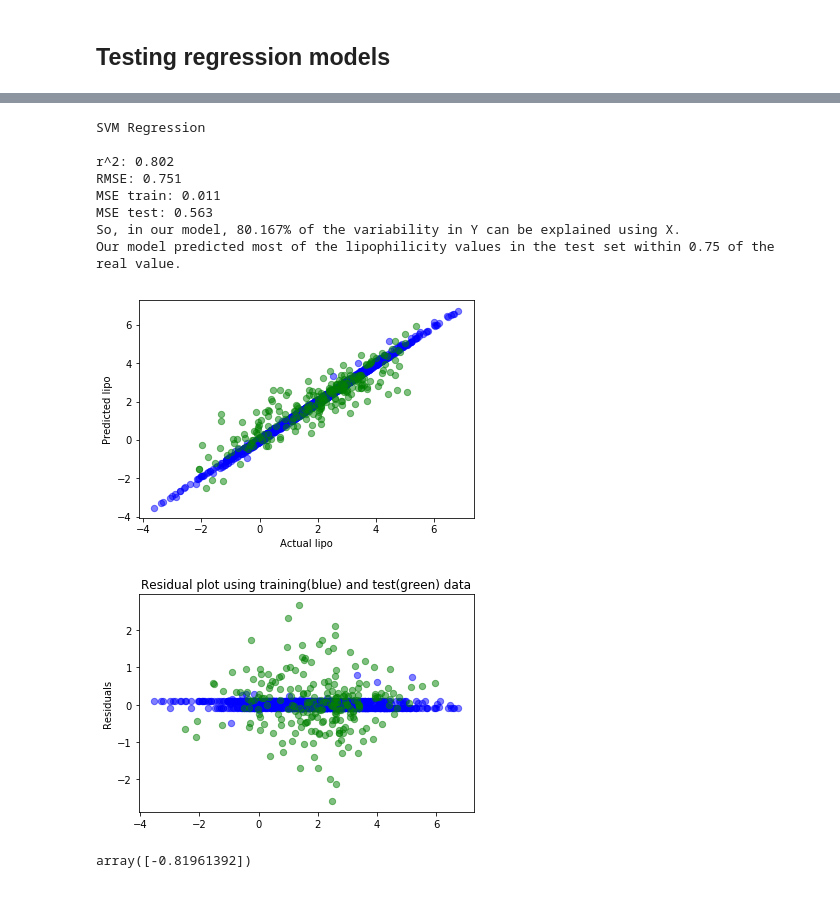
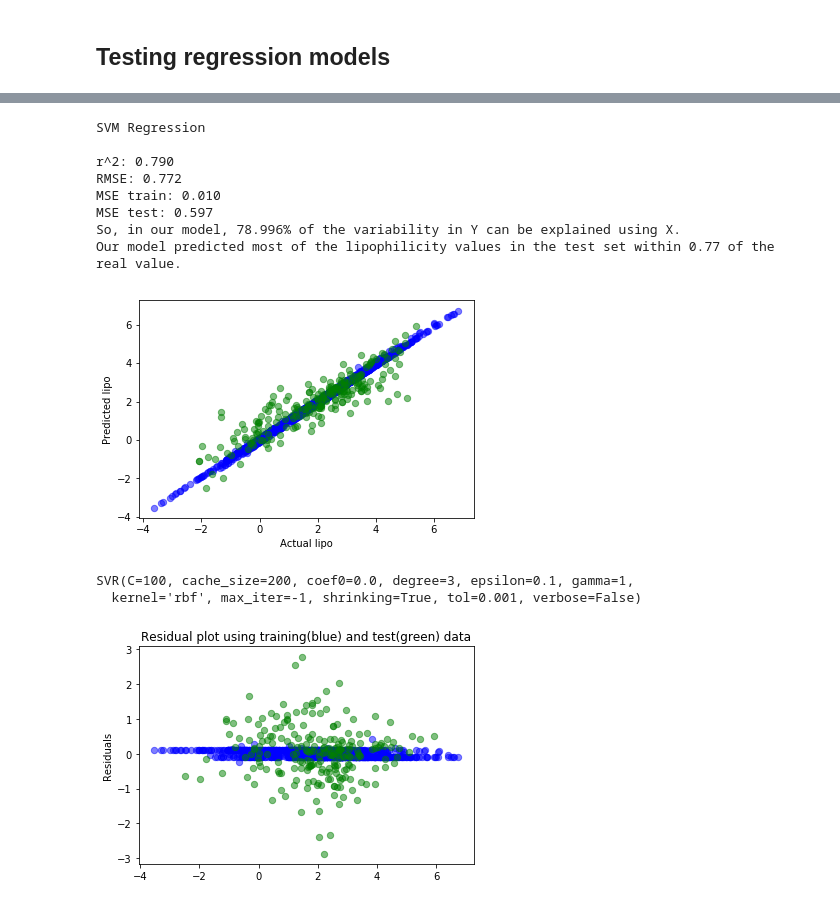
Before and after one commit to cfu288/ml-predict-lipohpillicity, a Jupyter notebook: 1_main.ipynb, the cells around one changed output, grey strips where cells are left out. Cells and saved outputs as stored; diff of their text form; code cells hidden in the pictures.

```diff
--- a/1_main.ipynb
+++ b/1_main.ipynb
@@ -222,27 +138,10 @@ Our model predicted most of the lipophilicity values in the test set within 0.85
 # %%
 from sklearn.svm import SVR
+param_grid = [
+  {'C': [1, 10, 100, 1000], 'kernel': ['linear']},
+  {'C': [1, 10, 100, 1000], 'degree':[2,3,4], 'kernel': ['poly']},
+  {'C': [1, 10, 100, 1000], 'gamma': [1 ,1e-1, 1e-2, 1e-3, 1e-4, 1e-5], 'kernel': ['rbf']},
+ ]
 
-## Grid search
-# param_grid = [
-#   {'C': [1, 10, 100, 1000], 'kernel': ['linear']},
-#   {'C': [1, 10, 100, 1000], 'degree':[2,3,4], 'kernel': ['poly']},
-#   {'C': [1, 10, 100, 1000], 'gamma': [1 ,1e-1, 1e-2, 1e-3, 1e-4, 1e-5], 'kernel': ['rbf']},
-#  ]
-
-# clf = GridSearchCV(estimator=SVR(), param_grid=param_grid, cv=None, n_jobs=-1)
-# clf.fit(env.X_train, env.y_train)
-# print("best score: {}".format(clf.best_score_))
-# print("best estimator: {}".format(clf.best_estimator_))
-# print("best estimator kernel: {}".format(clf.best_estimator_.kernel))
-# print("best estimator C: {}".format(clf.best_estimator_.C))
-# print("best estimator gamma: {}".format(clf.best_estimator_.gamma))
-
-# '''
-# OUTPUT:
-# best score: 0.107306078316429
-# best estimator: SVR(C=100, cache_size=200, coef0=0.0, degree=3, epsilon=0.1, gamma=0.0001,
-#   kernel='rbf', max_iter=-1, shrinking=True, tol=0.001, verbose=False)
-# best estimator kernel: rbf
-# best estimator C: 100
-# best estimator gamma: 0.0001
-# '''
+clf = GridSearchCV(estimator=SVR(), param_grid=param_grid, cv=None, n_jobs=-1)
+clf.fit(X_train, y_train)
@@ -249,34 +157,18 @@ from sklearn.svm import SVR
 # %%
-svm_model = SVR(
-    ## tune hyperparams
-    kernel='rbf',
-    C=100, #regularization parameter, smaller values are larger margins
-    gamma =.0001, # small val -> include far data points, large -> only those close to margin
-)
-
-model = test_model(svm_model, "SVM Regression")
+# C : regularization parameter, smaller values are larger margins
+# Gamma : small val -> include far data points, large -> only those close to margin
+svm_model = clf.best_estimator_
+test_model(svm_model, "SVM Regression", in_data)
 # %% [output]
 SVM Regression
 
-r^2: 0.802
-RMSE: 0.751
-MSE train: 0.011
-MSE test: 0.563
-So, in our model, 80.167% of the variability in Y can be explained using X.
-Our model predicted most of the lipophilicity values in the test set within 0.75 of the real value.
+r^2: 0.790
+RMSE: 0.772
+MSE train: 0.010
+MSE test: 0.597
+So, in our model, 78.996% of the variability in Y can be explained using X.
+Our model predicted most of the lipophilicity values in the test set within 0.77 of the real value.
-[figure, old version]
+[figure, new version]
+SVR(C=100, cache_size=200, coef0=0.0, degree=3, epsilon=0.1, gamma=1,
+  kernel='rbf', max_iter=-1, shrinking=True, tol=0.001, verbose=False)
-[figure, old version]
+[figure, new version]
-# %%
-#Testing one molecule
-### return numpy of arrays
-actual_lip = [-0.92]
-molecule = Chem.MolFromSmiles('S1(=O)(=O)N(CCN1C)c1cc2c([nH]cc2CCN(C)C)cc1')
-# Lets generate a rdk fingerprint from the molecule, which is really a DataStructs.ExplicitBitVect
-RDK_fp = RDKFingerprint(molecule, fpSize=fpSize)
-RDK_fp = numpy.matrix(numpy.array(RDK_fp))
-fp_n = n_scale.transform(RDK_fp)
-fp_std = std_scale.transform(fp_n)
-
-model.predict(fp_std)
-# %% [output]
-array([-0.81961392])
```
Also changed, not shown: parts of 19 cells of this notebook, 1 other file.
